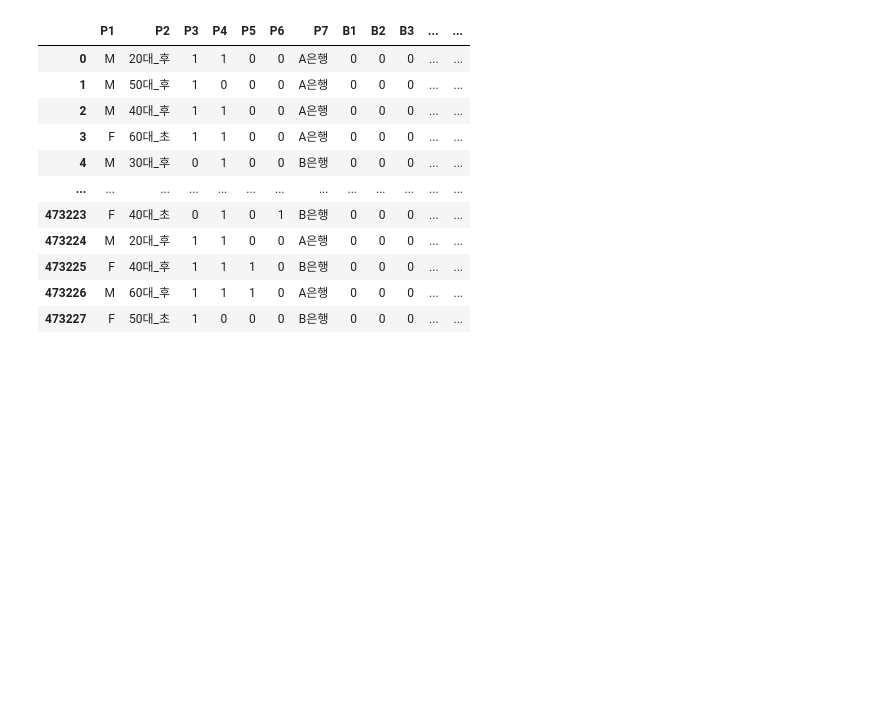
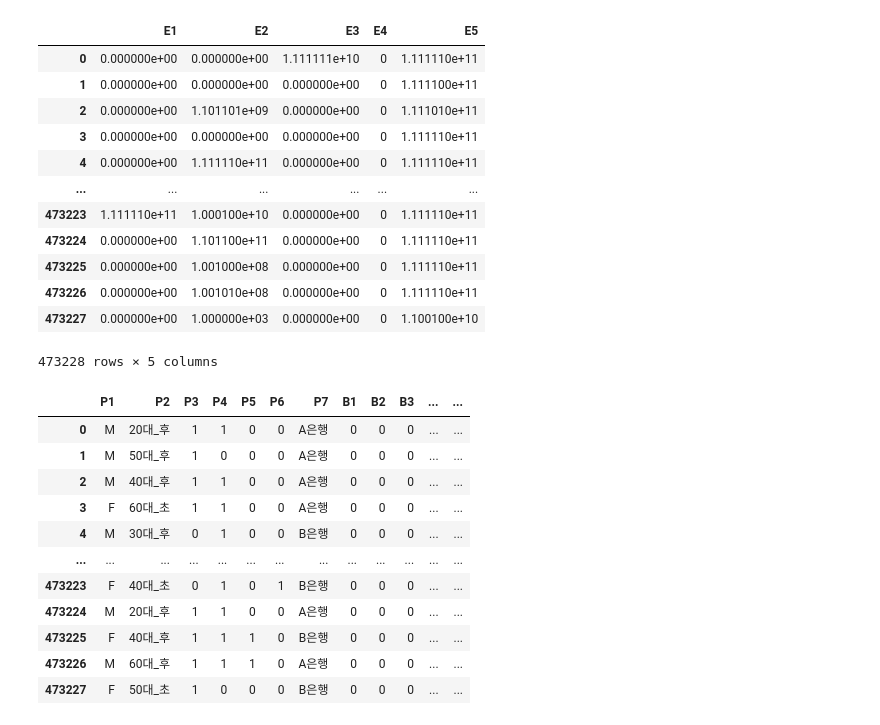
Before and after one commit to Sin-bik-hae/data-analysis, a Jupyter notebook: tabot/해커톤.ipynb, the cells around one changed output. Cells and saved outputs as stored; diff of their text form; code cells hidden in the pictures; blank space fills up the shorter version.

```diff
--- a/tabot/해커톤.ipynb
+++ b/tabot/해커톤.ipynb
@@ -81,6 +84,22 @@ for i in range(1, 167):
         temp_dat['교통수단_관리'] += temp_dat[f"B{i}"]
     else:
         temp_dat['기타'] += temp_dat[f"B{i}"]
+# %%
+temp_dat[['E1','E2','E3','E4','E5']]
+# %% [output]
+|  | E1 | E2 | E3 | E4 | E5 |
+| 0 | 0.000000e+00 | 0.000000e+00 | 1.111111e+10 | 0 | 1.111110e+11 |
+| 1 | 0.000000e+00 | 0.000000e+00 | 0.000000e+00 | 0 | 1.111100e+11 |
+| 2 | 0.000000e+00 | 1.101101e+09 | 0.000000e+00 | 0 | 1.111010e+11 |
+| 3 | 0.000000e+00 | 0.000000e+00 | 0.000000e+00 | 0 | 1.111110e+11 |
+| 4 | 0.000000e+00 | 1.111110e+11 | 0.000000e+00 | 0 | 1.111110e+11 |
+| ... | ... | ... | ... | ... | ... |
+| 473223 | 1.111110e+11 | 1.000100e+10 | 0.000000e+00 | 0 | 1.111110e+11 |
+| 473224 | 0.000000e+00 | 1.101100e+11 | 0.000000e+00 | 0 | 1.111110e+11 |
+| 473225 | 0.000000e+00 | 1.001000e+08 | 0.000000e+00 | 0 | 1.111110e+11 |
+| 473226 | 0.000000e+00 | 1.001010e+08 | 0.000000e+00 | 0 | 1.111110e+11 |
+| 473227 | 0.000000e+00 | 1.000000e+03 | 0.000000e+00 | 0 | 1.100100e+10 |
+473228 rows × 5 columns
 # %%
 temp_dat
 # %% [output]
```
Also changed, not shown: parts of 1 cell of this notebook, 2 other files.
